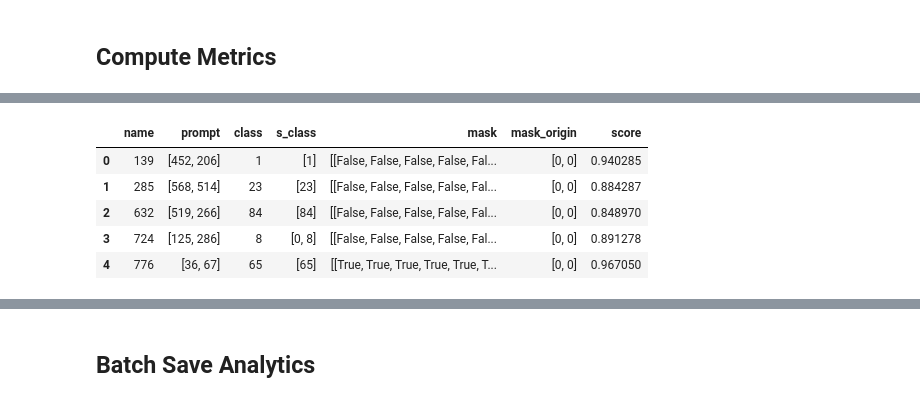
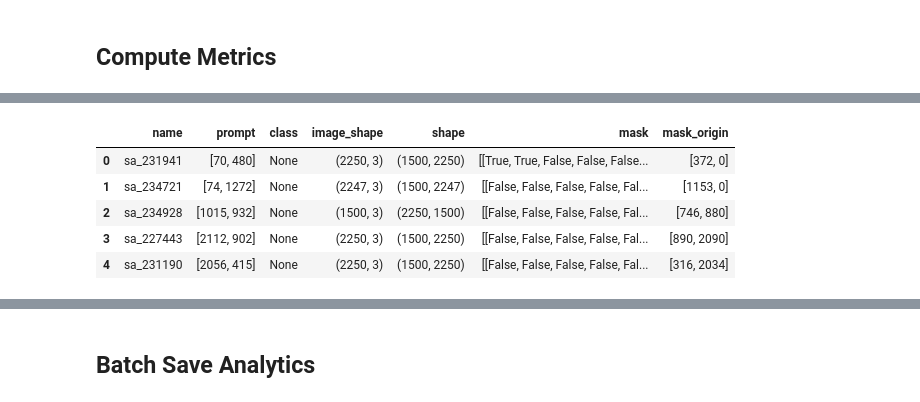
Before and after one commit to simoneangarano/BenchSAM, a Jupyter notebook: notebooks/Analysis.ipynb, the cells around one changed output, grey strips where cells are left out. Cells and saved outputs as stored; diff of their text form; code cells hidden in the pictures.

```diff
--- a/notebooks/Analysis.ipynb
+++ b/notebooks/Analysis.ipynb
@@ -35,11 +29,11 @@ df_p = pd.read_pickle(f"../results/{cfg['EXPERIMENT']}{cfg['DATASET']}_prompts.p
 df_0 = pd.read_pickle(f"../results/{cfg['EXPERIMENT']}{cfg['DATASET']}_{cfg['TARGET']}_0.pkl")
 df_s = pd.read_pickle(f"../results/{cfg['EXPERIMENT']}{cfg['DATASET']}_{cfg['MODEL']}_{cfg['SPARSITY']}{cfg['MODE']}.pkl")
 # %%
-df_s.head()
+df_p.head()
 # %% [output]
-|  | name | prompt | class | s_class | mask | mask_origin | score |
-| 0 | 139 | [452, 206] | 1 | [1] | [[False, False, False, False, Fal... | [0, 0] | 0.940285 |
-| 1 | 285 | [568, 514] | 23 | [23] | [[False, False, False, False, Fal... | [0, 0] | 0.884287 |
-| 2 | 632 | [519, 266] | 84 | [84] | [[False, False, False, False, Fal... | [0, 0] | 0.848970 |
-| 3 | 724 | [125, 286] | 8 | [0, 8] | [[False, False, False, False, Fal... | [0, 0] | 0.891278 |
-| 4 | 776 | [36, 67] | 65 | [65] | [[True, True, True, True, True, T... | [0, 0] | 0.967050 |
+|  | name | prompt | class | image_shape | shape | mask | mask_origin |
+| 0 | sa_231941 | [70, 480] | None | (2250, 3) | (1500, 2250) | [[True, True, False, False, False... | [372, 0] |
+| 1 | sa_234721 | [74, 1272] | None | (2247, 3) | (1500, 2247) | [[False, False, False, False, Fal... | [1153, 0] |
+| 2 | sa_234928 | [1015, 932] | None | (1500, 3) | (2250, 1500) | [[False, False, False, False, Fal... | [746, 880] |
+| 3 | sa_227443 | [2112, 902] | None | (2250, 3) | (1500, 2250) | [[False, False, False, False, Fal... | [890, 2090] |
+| 4 | sa_231190 | [2056, 415] | None | (2250, 3) | (1500, 2250) | [[False, False, False, False, Fal... | [316, 2034] |
```
Also changed, not shown: parts of 38 cells of this notebook, 14 other files.
